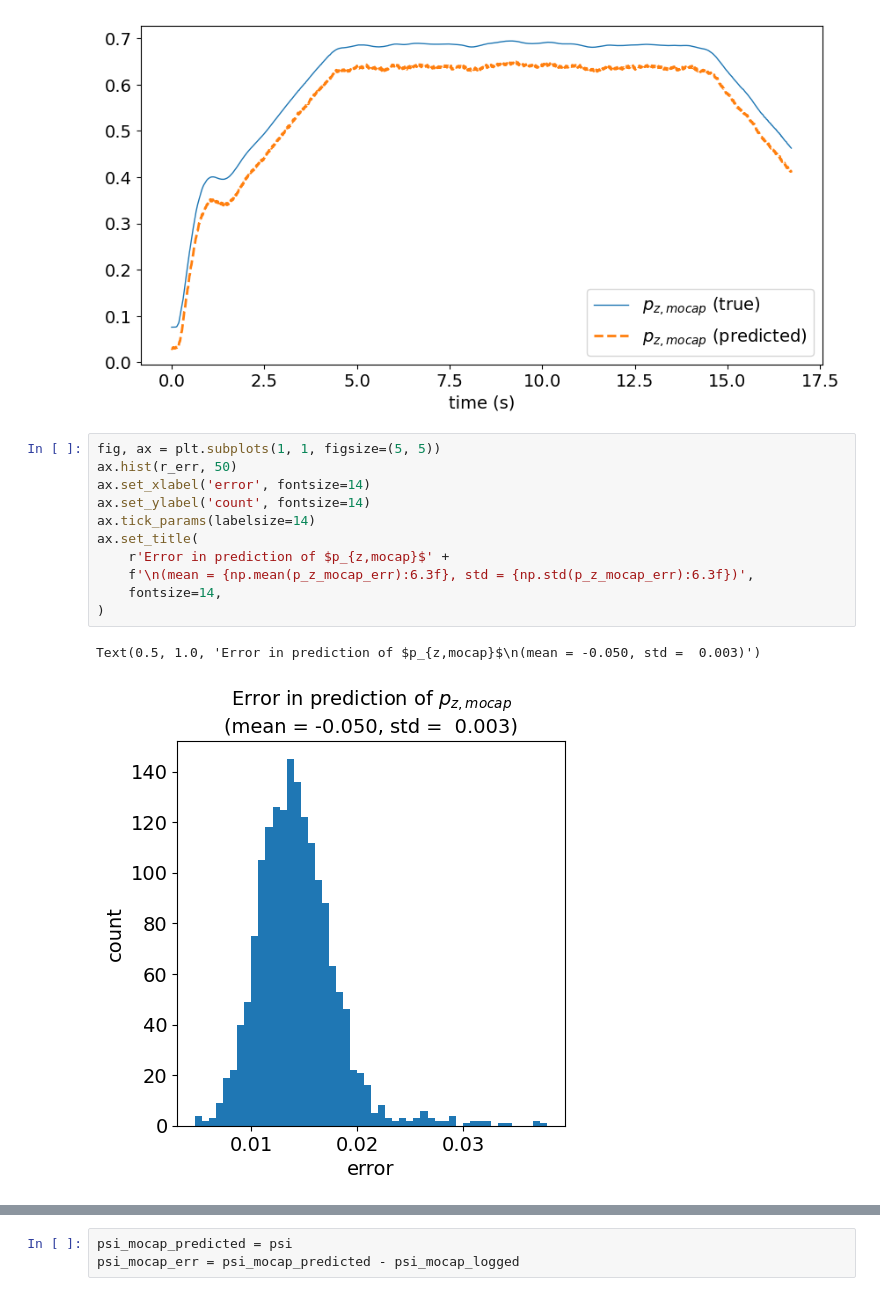
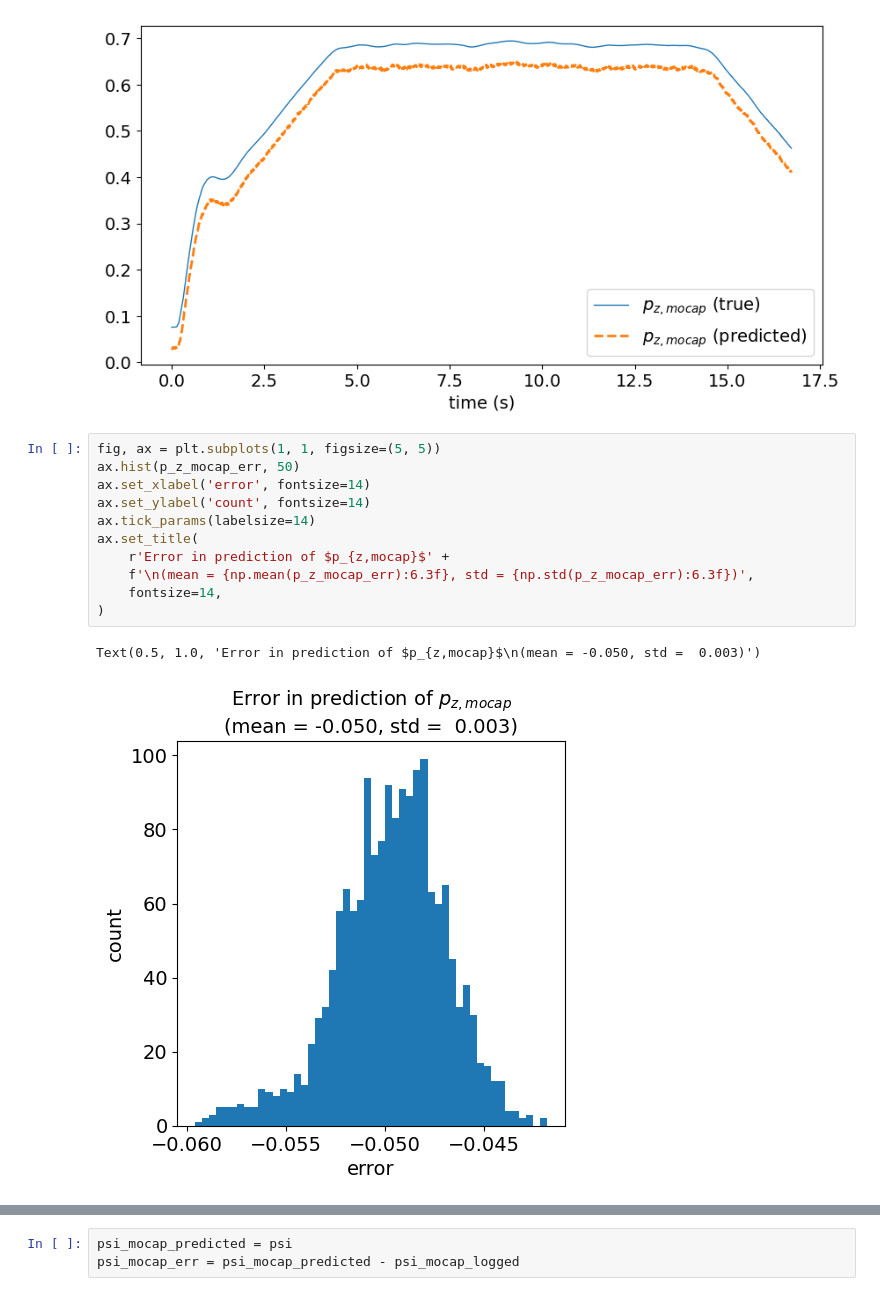
Before and after one commit to Chairless-maybe/crazyflie-client, a Jupyter notebook: lab09/01_analysis.ipynb, the cells around one changed output, grey strips where cells are left out. Drawn from its saved outputs; the diff is of its cells as text.

```diff
--- a/lab09/01_analysis.ipynb
+++ b/lab09/01_analysis.ipynb
@@ -834,16 +834,16 @@ Text(0.5, 0, 'time (s)')
 [figure]
 # %%
 fig, ax = plt.subplots(1, 1, figsize=(5, 5))
-ax.hist(r_err, 50)
+ax.hist(p_z_mocap_err, 50)
 ax.set_xlabel('error', fontsize=14)
 ax.set_ylabel('count', fontsize=14)
 ax.tick_params(labelsize=14)
 ax.set_title(
     r'Error in prediction of $p_{z,mocap}$' +
     f'\n(mean = {np.mean(p_z_mocap_err):6.3f}, std = {np.std(p_z_mocap_err):6.3f})',
     fontsize=14,
 )
 # %% [output]
 Text(0.5, 1.0, 'Error in prediction of $p_{z,mocap}$\n(mean = -0.050, std =  0.003)')
-[figure, old version]
+[figure, new version]
 # %% [markdown]
```
Also changed, not shown: parts of 17 cells of this notebook.
